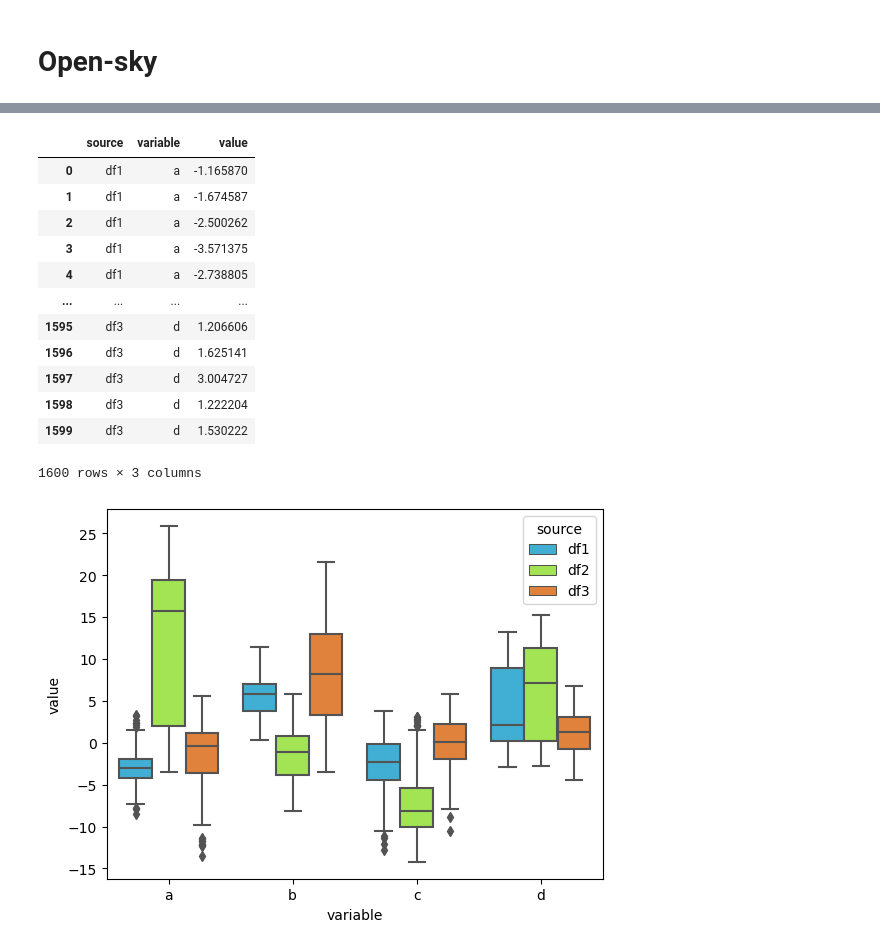
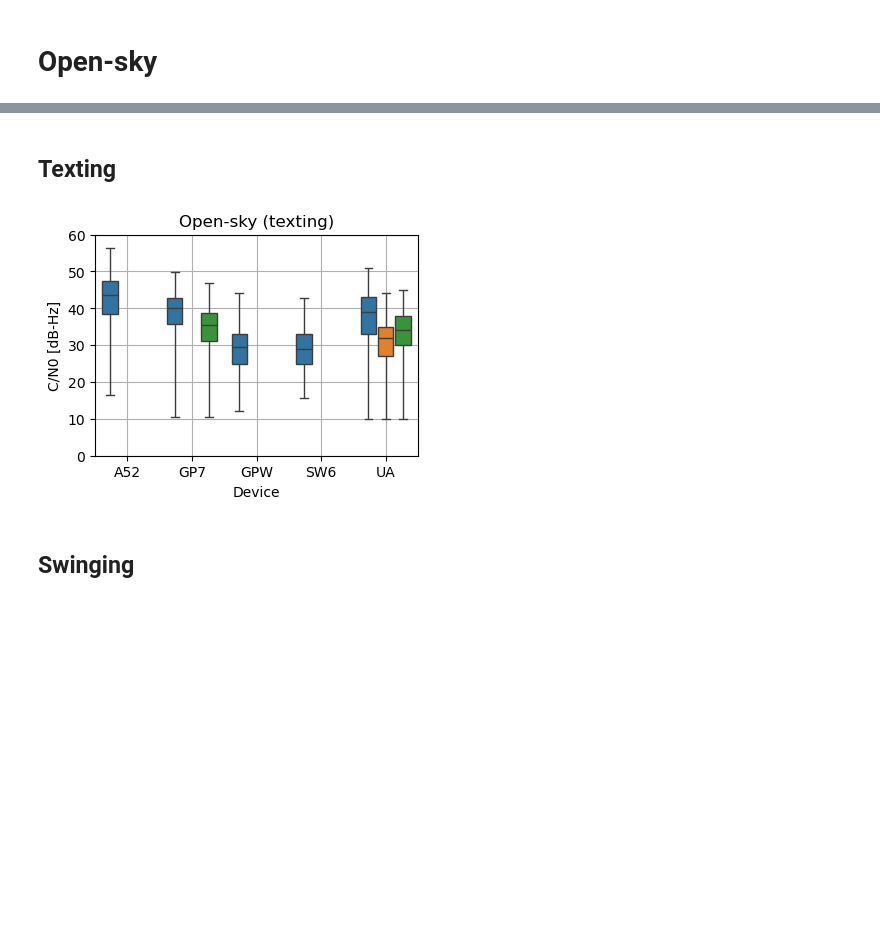
Before and after one commit to agrenier-gnss/MimirAnalyzer, a Jupyter notebook: 2024_Dataset_GEOLOC/measurement_analysis.ipynb, the cells around one changed output, grey strips where cells are left out. Saved outputs shown, nothing was run; the diff lists cells and outputs as text; code cells hidden in the pictures; blank space fills up the shorter version.

```diff
--- a/2024_Dataset_GEOLOC/measurement_analysis.ipynb
+++ b/2024_Dataset_GEOLOC/measurement_analysis.ipynb
@@ -10,7 +16,8 @@ from logparser import LogReader, PosReader, RinexReader
 # %% [markdown]
 # Open-sky
 # %%
-# Load files
-folder_path = "/mnt/c/Users/vmangr/OneDrive - TUNI.fi/Shared/GEOLOC/dataset/S1"
+#folder_path = "/mnt/c/Users/vmangr/OneDrive - TUNI.fi/Shared/GEOLOC/dataset/S1"
+folder_path = "/mnt/c/Users/Antoine/OneDrive - TUNI.fi/Shared/GEOLOC/dataset/S1"
 acq_list = [f"A{i:02d}" for i in range(1, 11)]
-log_dict = {}
+device_android = ['A52', 'GP7', 'GPW', 'SW6']
+device_uliss = ['UA']
@@ -51,26 +23,0 @@ KeyboardInterrupt:
-# %%
-import matplotlib.pyplot as plt
-import seaborn as sns
-import pandas as pd
-import numpy as np
-
-# suppose df1 and df2 are dataframes, each with the same 10 columns
-df = pd.DataFrame()
-for device, log in log_dict.items():
-    if device in device_list_android:
-        _df = log.reset_index()[['Cn0DbHz', 'frequency']]
-    if device in device_list_uliss:
-        _df = log[['snr', 'frequency']]
-        _df.rename(columns={'snr':'Cn0DbHz'}, inplace=True)
-    _df['device'] = device
-
-    # .rename(columns={'Cn0DbHz':device})
-    df = pd.concat([df, _df], axis=0)
-    # #df[device] = log['Cn0DbHz'].melt()
-df
-
-sns.boxplot(data=df, x='device', y='Cn0DbHz', hue='frequency', whis=(0, 100), gap=.1)
-plt.ylim((0, 60))
-plt.rc('axes', axisbelow=True)
-plt.grid()
-plt.tight_layout()
@@ -88,33 +24,13 @@ See the caveats in the documentation: https://pandas.pydata.org/pandas-docs/stab
-# %%
-import matplotlib.pyplot as plt
-import seaborn as sns
-import pandas as pd
-import numpy as np
-
-# suppose df1 and df2 are dataframes, each with the same 10 columns
-df1 = pd.DataFrame({i: np.random.randn(100).cumsum() for i in 'abcd'})
-df2 = pd.DataFrame({i: np.random.randn(150).cumsum() for i in 'abcd'})
-df3 = pd.DataFrame({i: np.random.randn(150).cumsum() for i in 'abcd'})
-
-# pd.melt converts the dataframe to long form, pd.concat combines them
-df = pd.concat({'df1': df1.melt(), 'df2': df2.melt(), 'df3': df3.melt()}, names=['source', 'old_index'])
-# convert the source index to a column, and reset the old index
-df = df.reset_index(level=0).reset_index(drop=True)
-
-sns.boxplot(data=df, x='variable', y='value', hue='source', palette='turbo')
-df
-# %% [output]
-|  | source | variable | value |
-| 0 | df1 | a | -1.165870 |
-| 1 | df1 | a | -1.674587 |
-| 2 | df1 | a | -2.500262 |
-| 3 | df1 | a | -3.571375 |
-| 4 | df1 | a | -2.738805 |
-| ... | ... | ... | ... |
-| 1595 | df3 | d | 1.206606 |
-| 1596 | df3 | d | 1.625141 |
-| 1597 | df3 | d | 3.004727 |
-| 1598 | df3 | d | 1.222204 |
-| 1599 | df3 | d | 1.530222 |
-1600 rows × 3 columns
-[figure, removed]
+# %% [markdown]
+## Texting
+# %%
+# Load files
+log_dict = misc.load_files(folder_path, acq_list, device_android, device_uliss, mode='TEXTING', survey='S1')
+# %%
+misc.plotBoxPlotCN0(log_dict, device_android, device_uliss)
+plt.title("Open-sky (texting)")
+plt.gca().get_legend().remove()
+# %% [output]
+[figure, added]
+# %% [markdown]
+## Swinging
```
Also changed, not shown: parts of 28 cells of this notebook, 3 other files.
